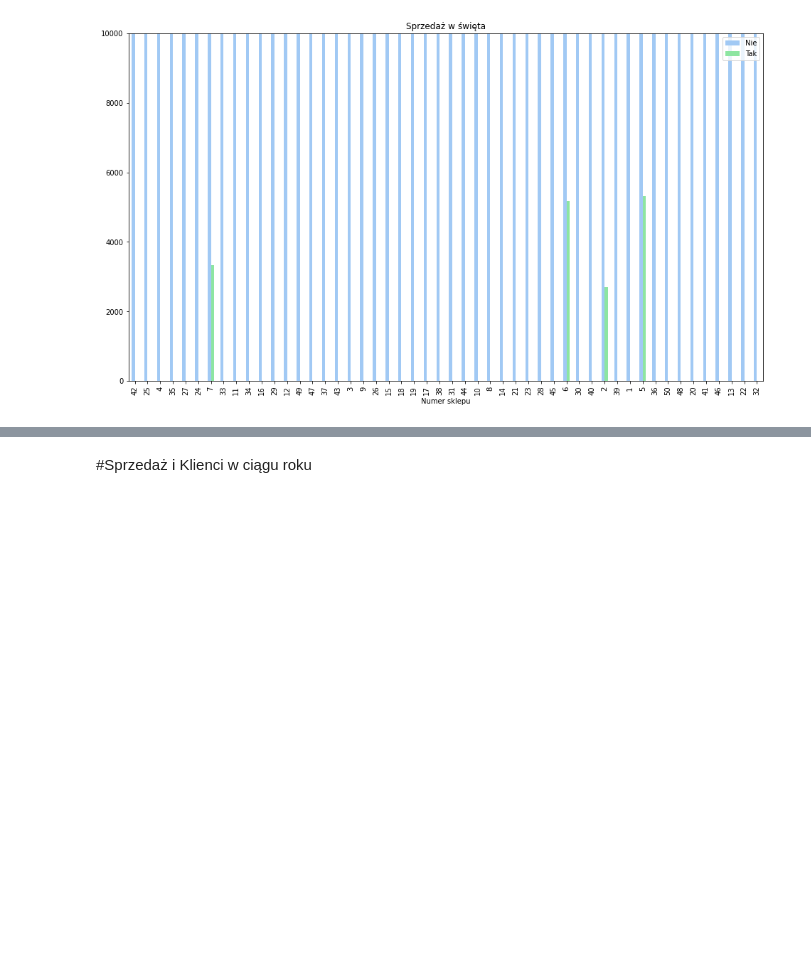
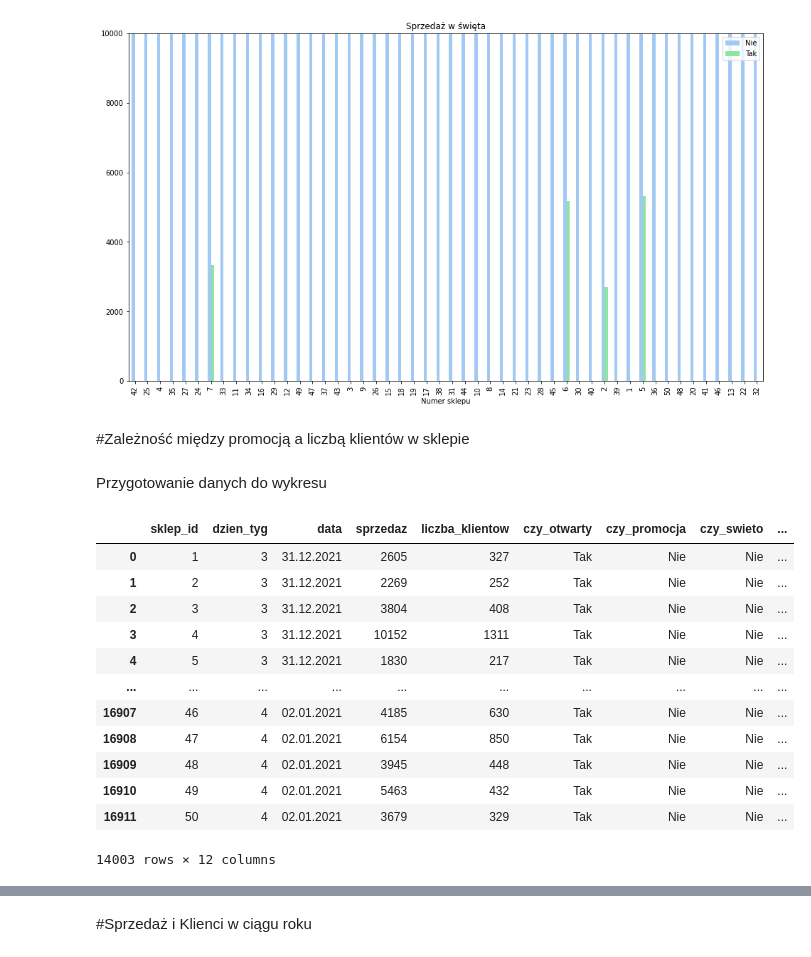
Before and after one commit to justynamatejkowska/wizualizacja_py, a Jupyter notebook: Wizualizacja_py_Matejkowska_Lewandowska.ipynb, the cells around one changed output, grey strips where cells are left out. Cells and saved outputs as stored; diff of their text form; code cells hidden in the pictures; blank space fills up the shorter version.

```diff
--- a/Wizualizacja_py_Matejkowska_Lewandowska.ipynb
+++ b/Wizualizacja_py_Matejkowska_Lewandowska.ipynb
@@ -192,3 +191,24 @@ plt.gca().set_xlabel('Numer sklepu')
 plt.show()
 # %% [output]
 [figure]
+# %% [markdown]
+#Zależność między promocją a liczbą klientów w sklepie
+# %% [markdown]
+Przygotowanie danych do wykresu
+# %%
+shop = shops[(shops.czy_otwarty == 'Tak')]
+shop
+# %% [output]
+|  | sklep_id | dzien_tyg | data | sprzedaz | liczba_klientow | czy_otwarty | czy_promocja | czy_swieto | ... |
+| 0 | 1 | 3 | 31.12.2021 | 2605 | 327 | Tak | Nie | Nie | ... |
+| 1 | 2 | 3 | 31.12.2021 | 2269 | 252 | Tak | Nie | Nie | ... |
+| 2 | 3 | 3 | 31.12.2021 | 3804 | 408 | Tak | Nie | Nie | ... |
+| 3 | 4 | 3 | 31.12.2021 | 10152 | 1311 | Tak | Nie | Nie | ... |
+| 4 | 5 | 3 | 31.12.2021 | 1830 | 217 | Tak | Nie | Nie | ... |
+| ... | ... | ... | ... | ... | ... | ... | ... | ... | ... |
+| 16907 | 46 | 4 | 02.01.2021 | 4185 | 630 | Tak | Nie | Nie | ... |
+| 16908 | 47 | 4 | 02.01.2021 | 6154 | 850 | Tak | Nie | Nie | ... |
+| 16909 | 48 | 4 | 02.01.2021 | 3945 | 448 | Tak | Nie | Nie | ... |
+| 16910 | 49 | 4 | 02.01.2021 | 5463 | 432 | Tak | Nie | Nie | ... |
+| 16911 | 50 | 4 | 02.01.2021 | 3679 | 329 | Tak | Nie | Nie | ... |
+14003 rows × 12 columns
```
Also changed, not shown: parts of 18 cells of this notebook.
